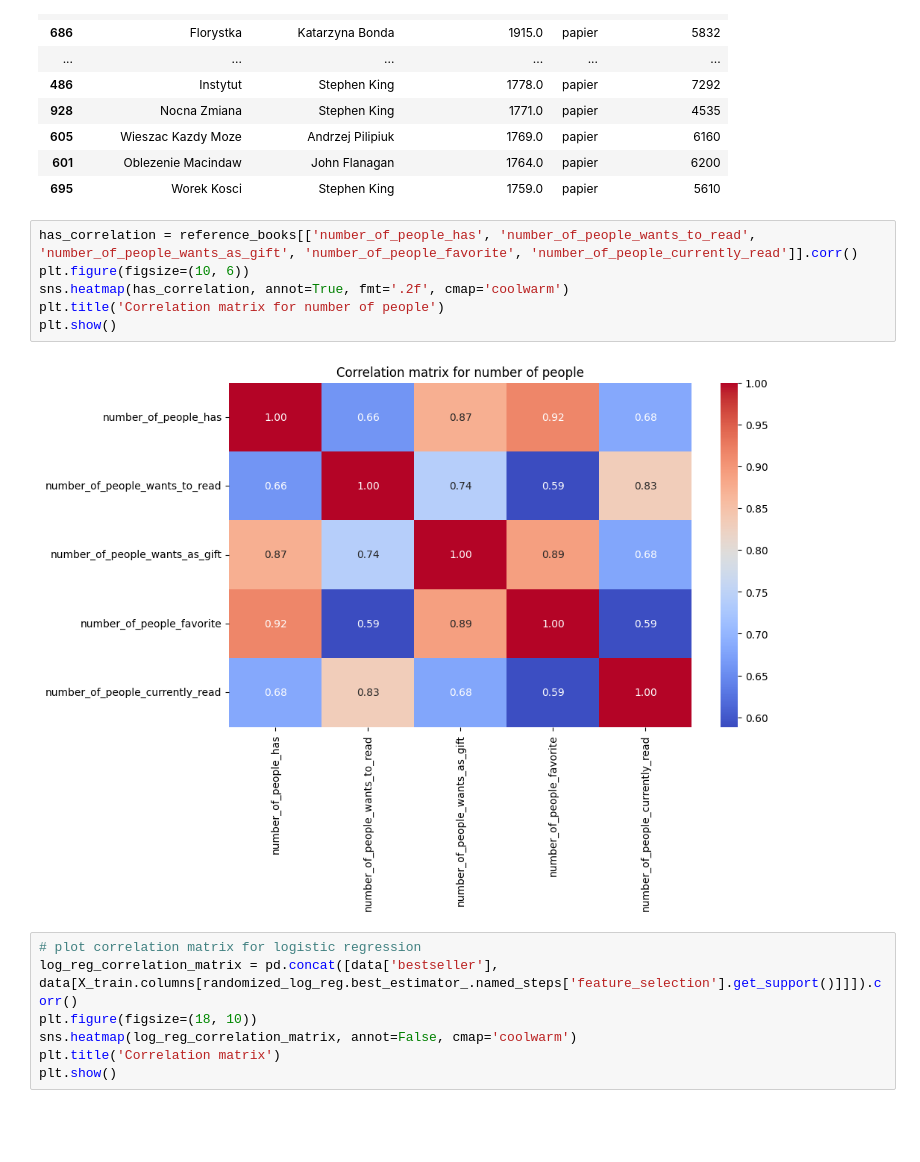
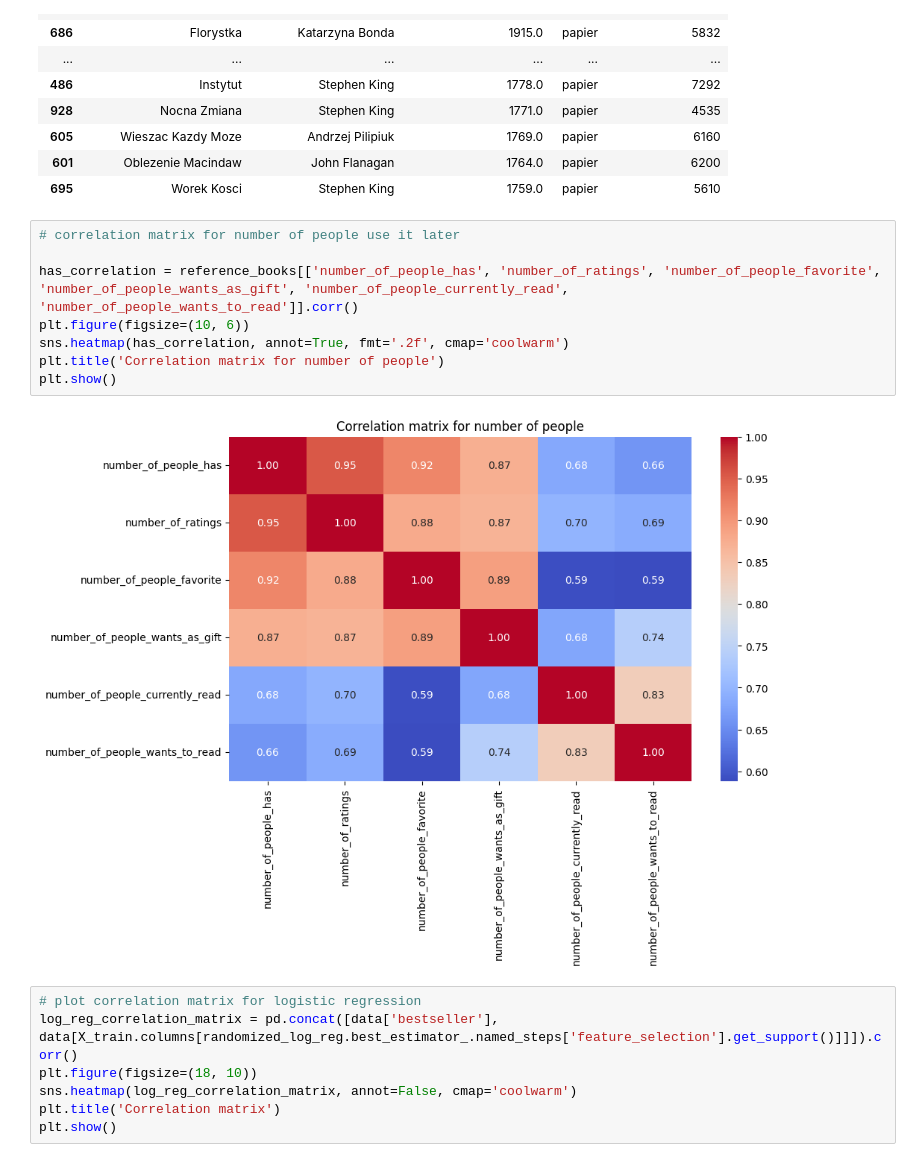
Before and after one commit to beep1000101/lubimyczytac_project, a Jupyter notebook: modelling.ipynb, the cells around one changed output. Cells and saved outputs as stored; diff of their text form; blank space fills up the shorter version.

```diff
--- a/modelling.ipynb
+++ b/modelling.ipynb
@@ -185,13 +185,15 @@ reference_books.loc[y_test.index[(y_test == 0) & (randomized_log_reg.predict(X_t
 | 601 | Oblezenie Macindaw | John Flanagan | 1764.0 | papier | 6200 |
 | 695 | Worek Kosci | Stephen King | 1759.0 | papier | 5610 |
 # %%
-has_correlation = reference_books[['number_of_people_has', 'number_of_people_wants_to_read', 'number_of_people_wants_as_gift', 'number_of_people_favorite', 'number_of_people_currently_read']].corr()
+# correlation matrix for number of people use it later
+
+has_correlation = reference_books[['number_of_people_has', 'number_of_ratings', 'number_of_people_favorite', 'number_of_people_wants_as_gift', 'number_of_people_currently_read', 'number_of_people_wants_to_read']].corr()
 plt.figure(figsize=(10, 6))
 sns.heatmap(has_correlation, annot=True, fmt='.2f', cmap='coolwarm')
 plt.title('Correlation matrix for number of people')
 plt.show()
 # %% [output]
-[figure, old version]
+[figure, new version]
 # %%
 # plot correlation matrix for logistic regression
 log_reg_correlation_matrix = pd.concat([data['bestseller'], data[X_train.columns[randomized_log_reg.best_estimator_.named_steps['feature_selection'].get_support()]]]).corr()
```
